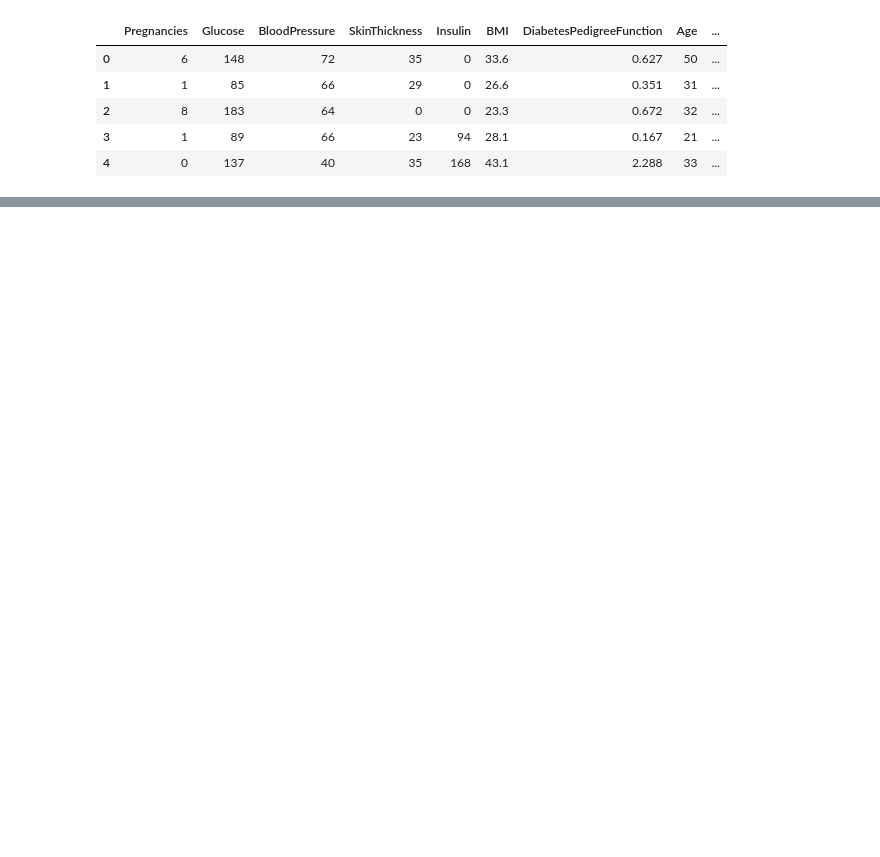
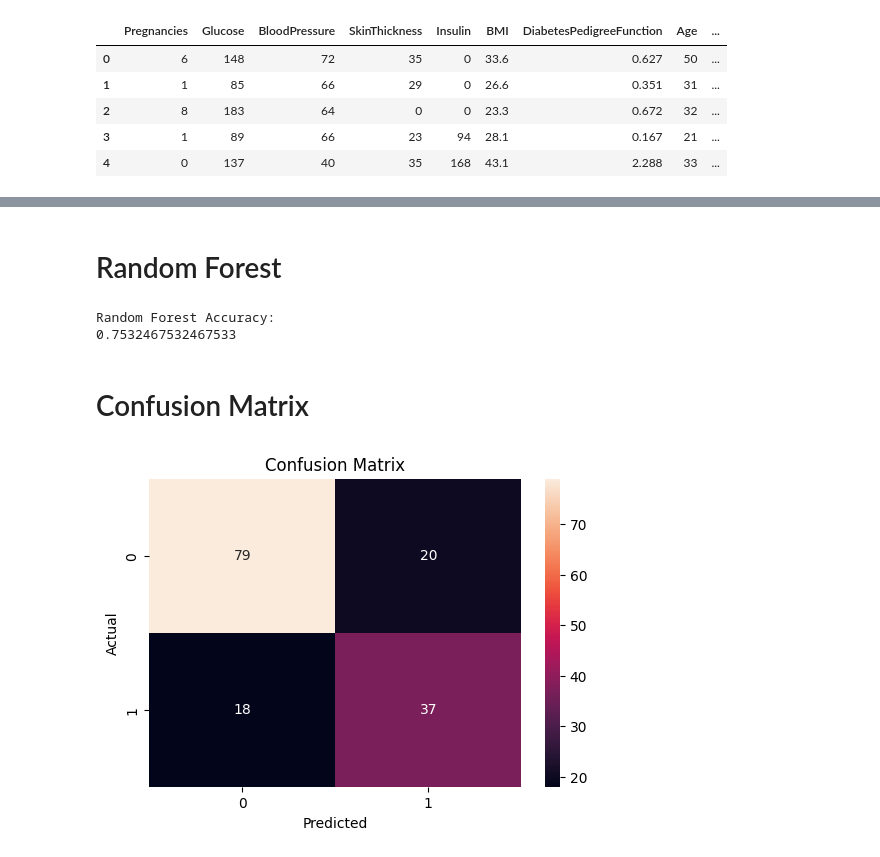
Before and after one commit to pranav23btdata0016-data/Predictive-Modeling-Using-ML, a Jupyter notebook: Diabetes_Prediction.ipynb, the cells around one changed output, grey strips where cells are left out. Cells and saved outputs as stored; diff of their text form; code cells hidden in the pictures; blank space fills up the shorter version.

```diff
--- a/Diabetes_Prediction.ipynb
+++ b/Diabetes_Prediction.ipynb
@@ -21,0 +104,4 @@ from sklearn.ensemble import RandomForestClassifier
+# %%
+X_train, X_test, y_train, y_test = train_test_split(
+    X, y, test_size=0.2, random_state=42
+)
@@ -21,0 +136,30 @@ from sklearn.ensemble import RandomForestClassifier
+# %% [markdown]
+# Random Forest
+# %%
+rf = RandomForestClassifier()
+
+rf.fit(X_train, y_train)
+
+rf_pred = rf.predict(X_test)
+
+print("Random Forest Accuracy:")
+print(accuracy_score(y_test, rf_pred))
+# %% [output]
+Random Forest Accuracy:
+0.7532467532467533
+# %% [markdown]
+# Confusion Matrix
+# %%
+cm = confusion_matrix(y_test, rf_pred)
+
+plt.figure(figsize=(6,4))
+
+sns.heatmap(cm, annot=True, fmt='d')
+
+plt.title("Confusion Matrix")
+plt.xlabel("Predicted")
+plt.ylabel("Actual")
+
+plt.show()
+# %% [output]
+[figure, added]
```
Also changed, not shown: parts of 26 cells of this notebook.
